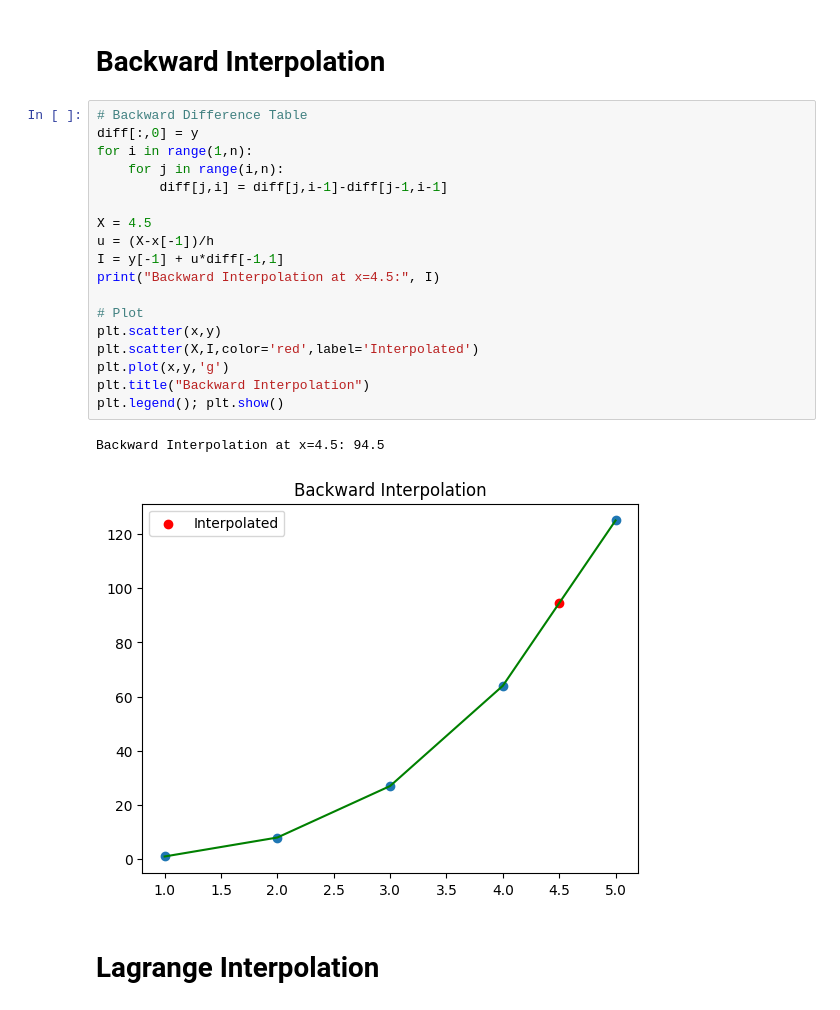
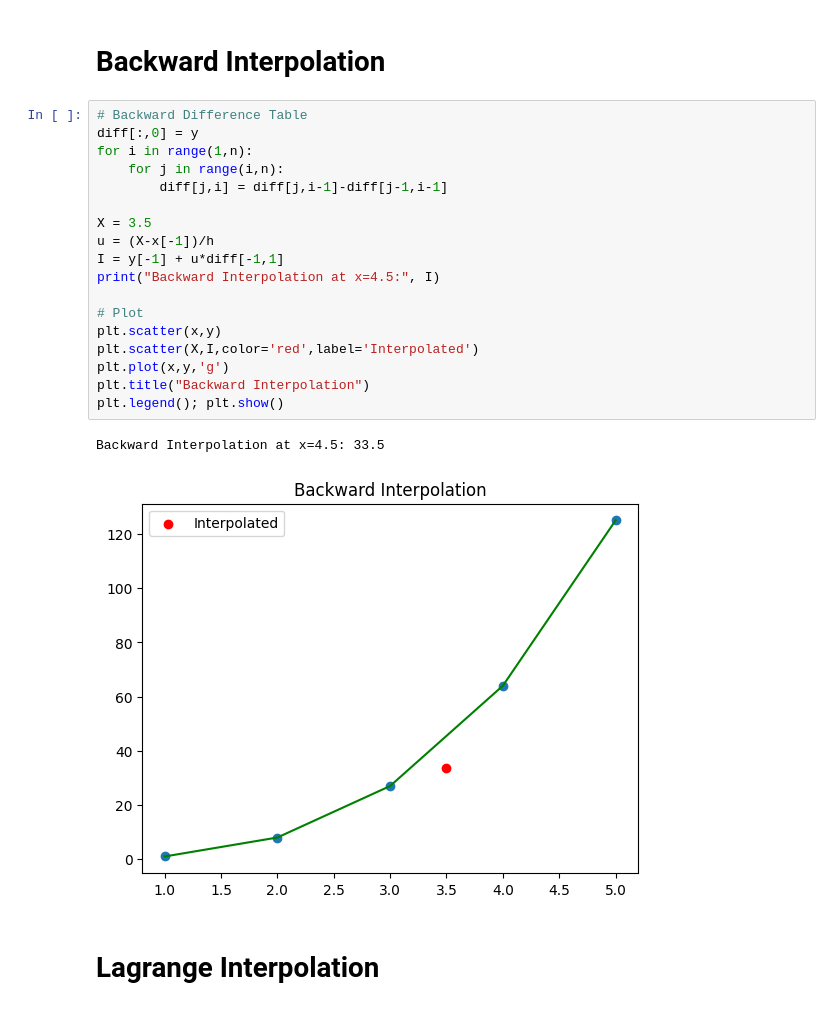
Before and after one commit to hcsarker/Python, a Jupyter notebook: numeric_algo/ALL_Short/Interpolation.ipynb, the cells around one changed output. Drawn from its saved outputs; the diff is of its cells as text.

Commit message:
interpolation

```diff
--- a/numeric_algo/ALL_Short/Interpolation.ipynb
+++ b/numeric_algo/ALL_Short/Interpolation.ipynb
@@ -37,24 +37,24 @@ Forward Interpolation at x=2.5: 11.5
 # %%
 # Backward Difference Table
 diff[:,0] = y
 for i in range(1,n):
     for j in range(i,n):
         diff[j,i] = diff[j,i-1]-diff[j-1,i-1]
 
-X = 4.5
+X = 3.5
 u = (X-x[-1])/h
 I = y[-1] + u*diff[-1,1]
 print("Backward Interpolation at x=4.5:", I)
 
 # Plot
 plt.scatter(x,y)
 plt.scatter(X,I,color='red',label='Interpolated')
 plt.plot(x,y,'g')
 plt.title("Backward Interpolation")
 plt.legend(); plt.show()
 # %% [output]
-Backward Interpolation at x=4.5: 94.5
+Backward Interpolation at x=4.5: 33.5
-[figure, old version]
+[figure, new version]
 # %% [markdown]
 # Lagrange Interpolation
 # %%
```
Also changed, not shown: 1 other file.
